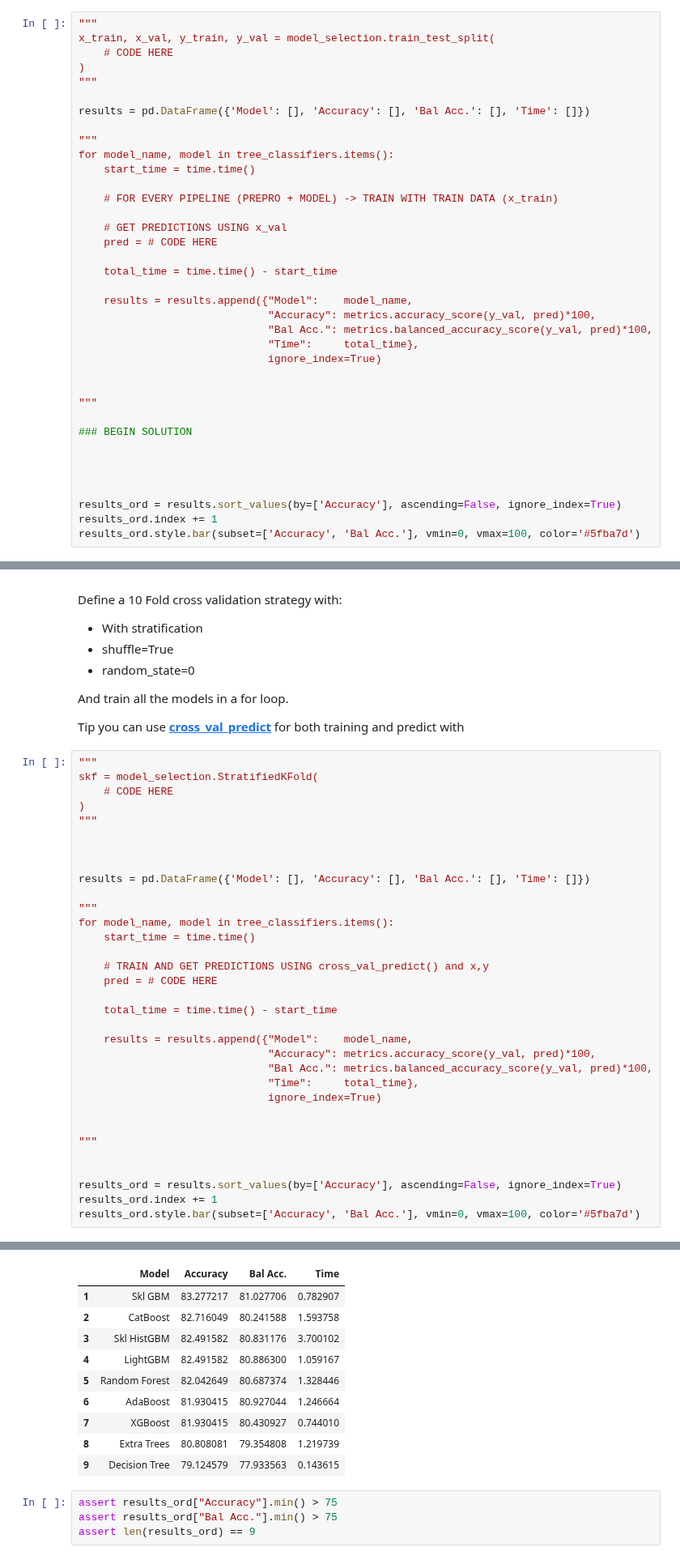
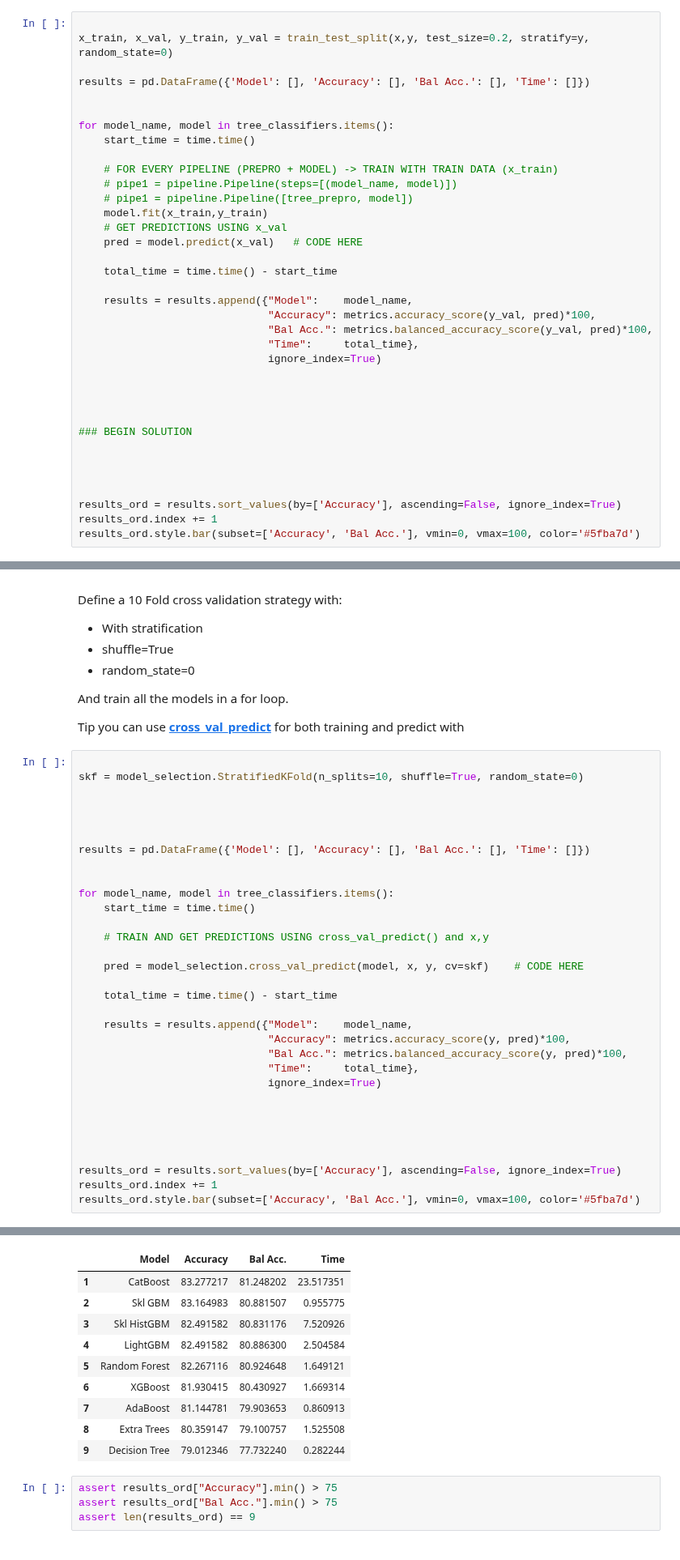
Before and after one commit to Islompulatov/strive_exer_ai_feb22, a Jupyter notebook: Chapter 02/08. Robust ML/fe1_.ipynb, the cells around one changed output, grey strips where cells are left out. Shown at 81% size. Cells and saved outputs as stored; diff of their text form.

```diff
--- a/Chapter 02/08. Robust ML/fe1_.ipynb
+++ b/Chapter 02/08. Robust ML/fe1_.ipynb
@@ -388,22 +359,21 @@ Define a simple split validation strategy with:
 
 And train all the models in a for loop
 # %%
-"""
-x_train, x_val, y_train, y_val = model_selection.train_test_split(
-    # CODE HERE
-)
-"""
+
+x_train, x_val, y_train, y_val = train_test_split(x,y, test_size=0.2, stratify=y, random_state=0)
 
 results = pd.DataFrame({'Model': [], 'Accuracy': [], 'Bal Acc.': [], 'Time': []})
 
-"""
+
 for model_name, model in tree_classifiers.items():
     start_time = time.time()
 
     # FOR EVERY PIPELINE (PREPRO + MODEL) -> TRAIN WITH TRAIN DATA (x_train)
-
+    # pipe1 = pipeline.Pipeline(steps=[(model_name, model)])
+    # pipe1 = pipeline.Pipeline([tree_prepro, model])
+    model.fit(x_train,y_train)
     # GET PREDICTIONS USING x_val
-    pred = # CODE HERE
+    pred = model.predict(x_val)   # CODE HERE
 
     total_time = time.time() - start_time
 
@@ -414,7 +384,7 @@ for model_name, model in tree_classifiers.items():
                               ignore_index=True)
 
 
-"""
+
 
 ### BEGIN SOLUTION
 
@@ -467,33 +438,32 @@ And train all the models in a for loop.
 
 Tip you can use **[cross_val_predict](https://scikit-learn.org/stable/modules/generated/sklearn.model_selection.cross_val_predict.html)** for both training and predict with
 # %%
-"""
-skf = model_selection.StratifiedKFold(
-    # CODE HERE
-)
-"""
+
+skf = model_selection.StratifiedKFold(n_splits=10, shuffle=True, random_state=0)
+
 
 
 
 results = pd.DataFrame({'Model': [], 'Accuracy': [], 'Bal Acc.': [], 'Time': []})
 
-"""
+
 for model_name, model in tree_classifiers.items():
     start_time = time.time()
 
     # TRAIN AND GET PREDICTIONS USING cross_val_predict() and x,y
-    pred = # CODE HERE
+
+    pred = model_selection.cross_val_predict(model, x, y, cv=skf)    # CODE HERE
 
     total_time = time.time() - start_time
 
     results = results.append({"Model":    model_name,
-                              "Accuracy": metrics.accuracy_score(y_val, pred)*100,
-                              "Bal Acc.": metrics.balanced_accuracy_score(y_val, pred)*100,
+                              "Accuracy": metrics.accuracy_score(y, pred)*100,
+                              "Bal Acc.": metrics.balanced_accuracy_score(y, pred)*100,
                               "Time":     total_time},
                               ignore_index=True)
 
 
-"""
+
 
 
 results_ord = results.sort_values(by=['Accuracy'], ascending=False, ignore_index=True)
@@ -520,13 +500,13 @@ ms      remaining: 190ms
 |  | Model | Accuracy | Bal Acc. | Time |
-| 1 | Skl GBM | 83.277217 | 81.027706 | 0.782907 |
-| 2 | CatBoost | 82.716049 | 80.241588 | 1.593758 |
-| 3 | Skl HistGBM | 82.491582 | 80.831176 | 3.700102 |
-| 4 | LightGBM | 82.491582 | 80.886300 | 1.059167 |
-| 5 | Random Forest | 82.042649 | 80.687374 | 1.328446 |
-| 6 | AdaBoost | 81.930415 | 80.927044 | 1.246664 |
-| 7 | XGBoost | 81.930415 | 80.430927 | 0.744010 |
-| 8 | Extra Trees | 80.808081 | 79.354808 | 1.219739 |
-| 9 | Decision Tree | 79.124579 | 77.933563 | 0.143615 |
+| 1 | CatBoost | 83.277217 | 81.248202 | 23.517351 |
+| 2 | Skl GBM | 83.164983 | 80.881507 | 0.955775 |
+| 3 | Skl HistGBM | 82.491582 | 80.831176 | 7.520926 |
+| 4 | LightGBM | 82.491582 | 80.886300 | 2.504584 |
+| 5 | Random Forest | 82.267116 | 80.924648 | 1.649121 |
+| 6 | XGBoost | 81.930415 | 80.430927 | 1.669314 |
+| 7 | AdaBoost | 81.144781 | 79.903653 | 0.860913 |
+| 8 | Extra Trees | 80.359147 | 79.100757 | 1.525508 |
+| 9 | Decision Tree | 79.012346 | 77.732240 | 0.282244 |
 # %%
 assert results_ord["Accuracy"].min() > 75
 assert results_ord["Bal Acc."].min() > 75
```
Also changed, not shown: parts of 14 cells of this notebook, 4 other files.
